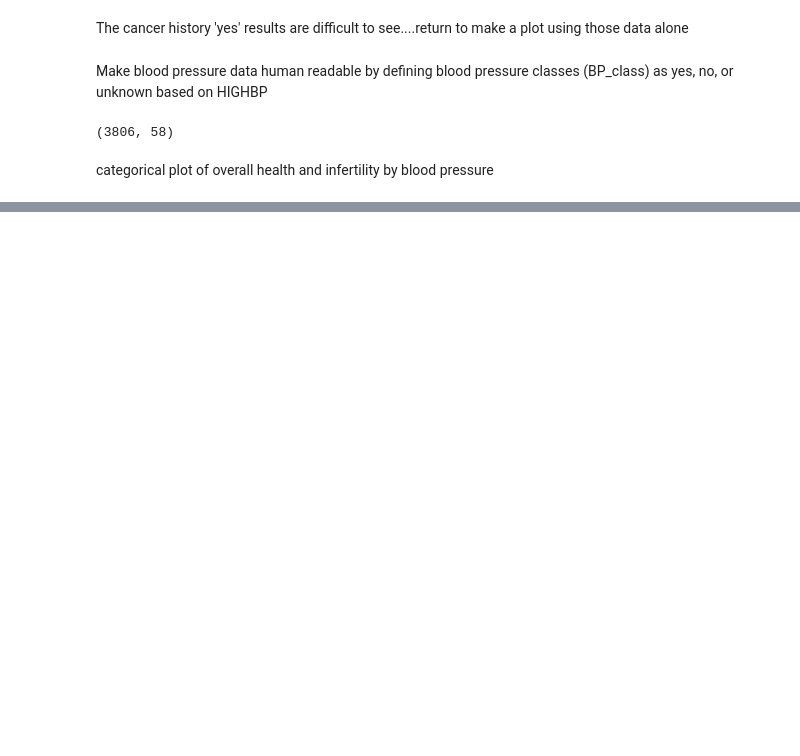
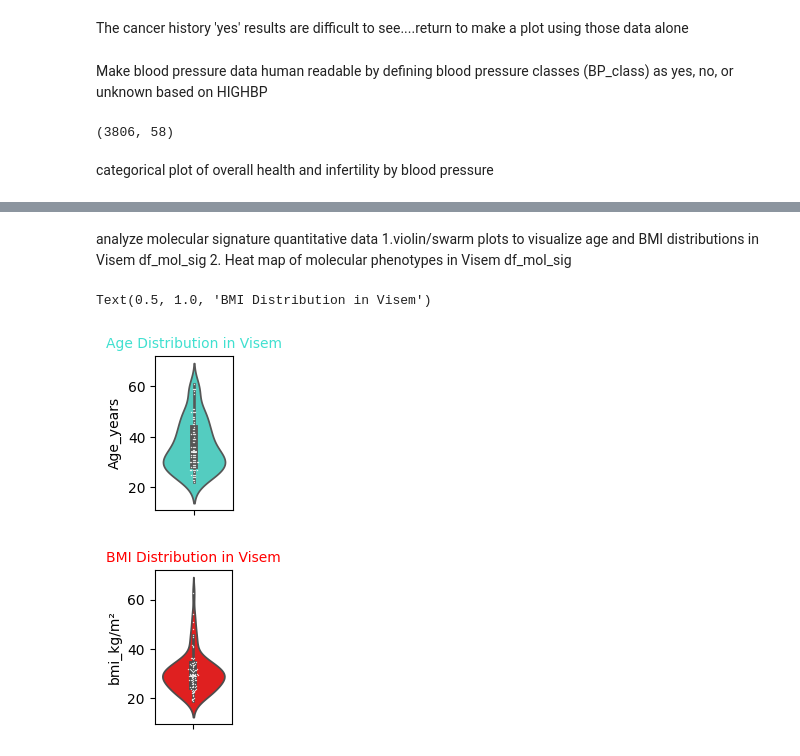
Before and after one commit to djsamuelson/male_infertility, a Jupyter notebook: notebooks/capstone.ipynb, the cells around one changed output, grey strips where cells are left out. Saved outputs shown, nothing was run; the diff lists cells and outputs as text; code cells hidden in the pictures; blank space fills up the shorter version.

```diff
--- a/notebooks/capstone.ipynb
+++ b/notebooks/capstone.ipynb
@@ -248,0 +310,17 @@ biological data analysis
+# %% [markdown]
+analyze molecular signature quantitative data
+    1.violin/swarm plots to visualize age and BMI distributions in Visem df_mol_sig
+    2. Heat map of molecular phenotypes in Visem df_mol_sig
+# %%
+plt.figure(figsize=(1, 2))
+sns.violinplot(y='Age_years', data=df_mol_sig, color='turquoise')
+sns.swarmplot(y='Age_years', data=df_mol_sig, color='white', alpha=0.8, size=1)
+plt.title('Age Distribution in Visem', fontsize=10, color='turquoise')
+plt.figure(figsize=(1, 2))
+sns.violinplot(y='bmi_kg/m²', data=df_mol_sig, color='red')
+sns.swarmplot(y='bmi_kg/m²', data=df_mol_sig, color='white', alpha=0.8, size=1)
+plt.title('BMI Distribution in Visem', fontsize=10, color='red')
+# %% [output]
+Text(0.5, 1.0, 'BMI Distribution in Visem')
+[figure, added]
+[figure, added]
```
Also changed, not shown: parts of 11 cells of this notebook, 3 other files.
